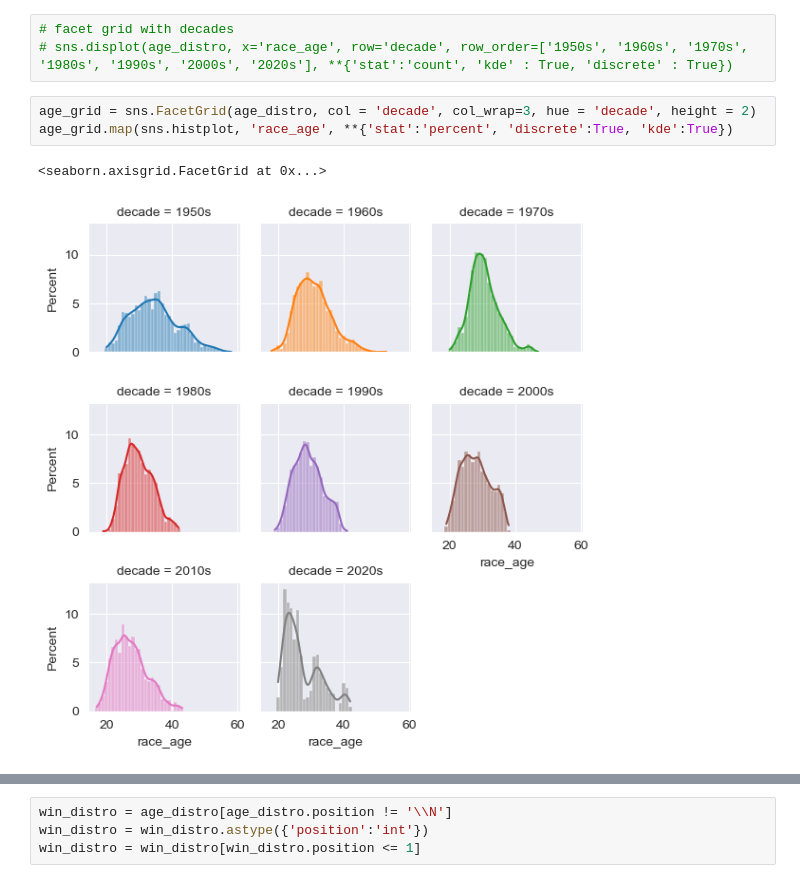
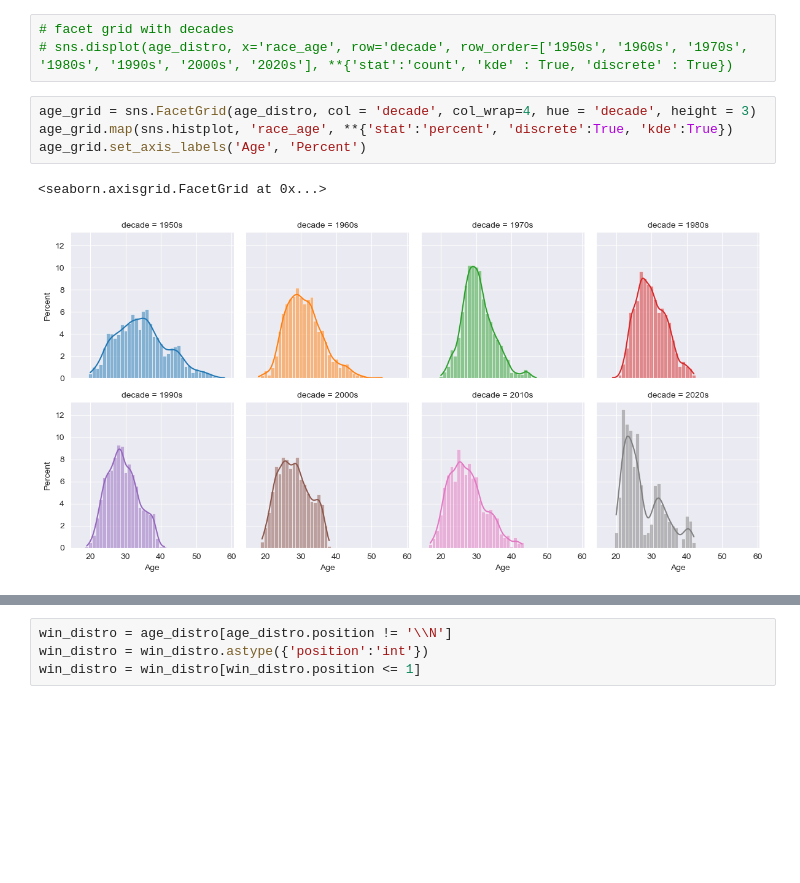
Before and after one commit to austin-mccollum/nycdsa_python_project, a Jupyter notebook: driver_age.ipynb, the cells around one changed output, grey strips where cells are left out. Cells and saved outputs as stored; diff of their text form; blank space fills up the shorter version.

Commit message:
updated all code to improve graphic detail and quality for presentation purposes

```diff
--- a/driver_age.ipynb
+++ b/driver_age.ipynb
@@ -46,9 +46,10 @@ age_distro = age_distro.sort_values(by='decade')
 # facet grid with decades
 # sns.displot(age_distro, x='race_age', row='decade', row_order=['1950s', '1960s', '1970s', '1980s', '1990s', '2000s', '2020s'], **{'stat':'count', 'kde' : True, 'discrete' : True})
 # %%
-age_grid = sns.FacetGrid(age_distro, col = 'decade', col_wrap=3, hue = 'decade', height = 2)
+age_grid = sns.FacetGrid(age_distro, col = 'decade', col_wrap=4, hue = 'decade', height = 3)
 age_grid.map(sns.histplot, 'race_age', **{'stat':'percent', 'discrete':True, 'kde':True})
+age_grid.set_axis_labels('Age', 'Percent')
 # %% [output]
 <seaborn.axisgrid.FacetGrid at 0x...>
-[figure, old version]
+[figure, new version]
 # %%
```
Also changed, not shown: parts of 6 cells of this notebook, 2 other files.
